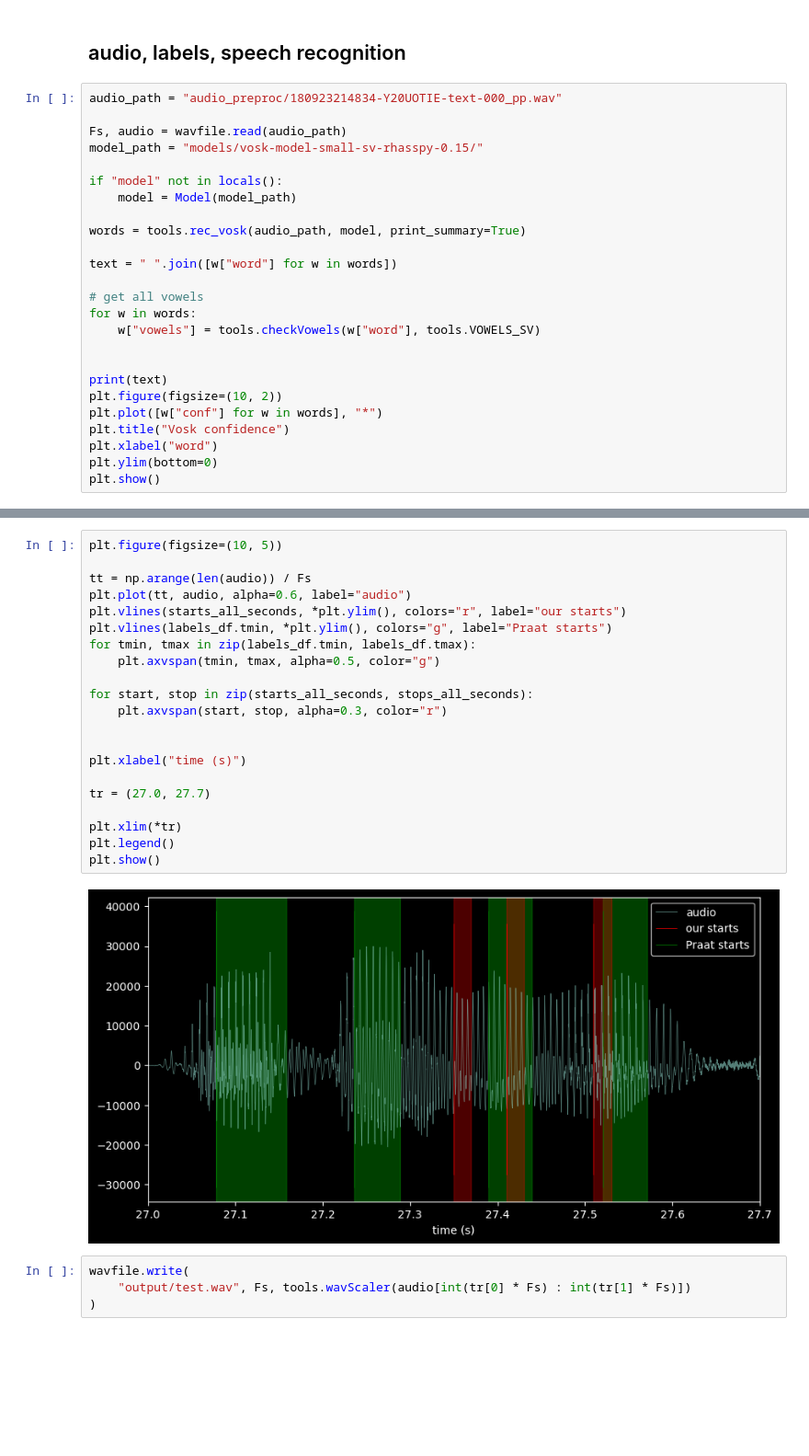
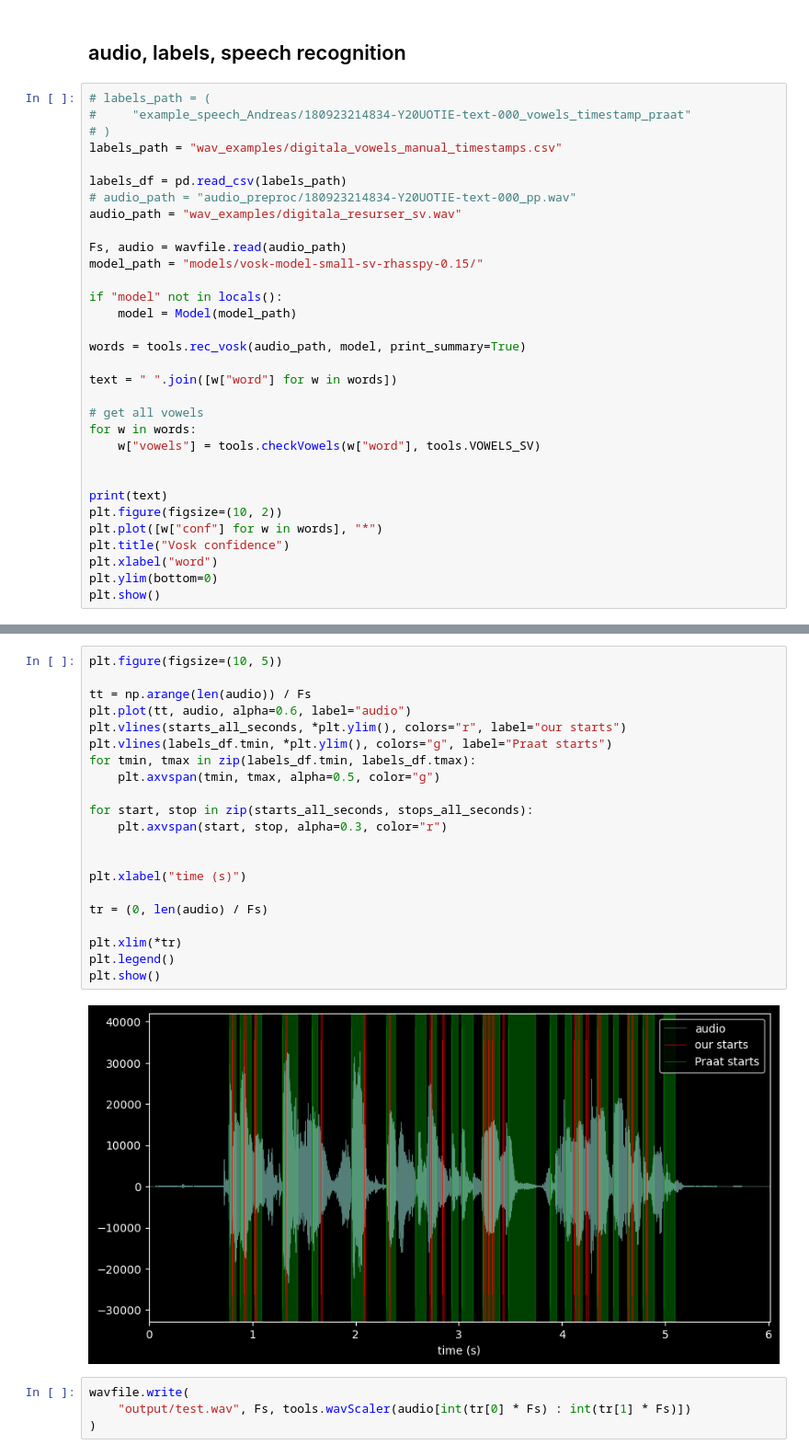
Before and after one commit to TobiasBjork/VowelProject, a Jupyter notebook: evaluation_labels.ipynb, the cells around one changed output, grey strips where cells are left out. Shown at 92% size. Cells and saved outputs as stored; diff of their text form; blank space fills up the shorter version.

Commit message:
manual timestamps :)

```diff
--- a/evaluation_labels.ipynb
+++ b/evaluation_labels.ipynb
@@ -21,7 +21,14 @@ plt.close("all")
 # %% [markdown]
 ## audio, labels, speech recognition
 # %%
-audio_path = "audio_preproc/180923214834-Y20UOTIE-text-000_pp.wav"
+# labels_path = (
+#     "example_speech_Andreas/180923214834-Y20UOTIE-text-000_vowels_timestamp_praat"
+# )
+labels_path = "wav_examples/digitala_vowels_manual_timestamps.csv"
+
+labels_df = pd.read_csv(labels_path)
+# audio_path = "audio_preproc/180923214834-Y20UOTIE-text-000_pp.wav"
+audio_path = "wav_examples/digitala_resurser_sv.wav"
 
 Fs, audio = wavfile.read(audio_path)
 model_path = "models/vosk-model-small-sv-rhasspy-0.15/"
@@ -148,26 +121,26 @@ recall: 0.17714285714285713
 # %%
 plt.figure(figsize=(10, 5))
 
 tt = np.arange(len(audio)) / Fs
 plt.plot(tt, audio, alpha=0.6, label="audio")
 plt.vlines(starts_all_seconds, *plt.ylim(), colors="r", label="our starts")
 plt.vlines(labels_df.tmin, *plt.ylim(), colors="g", label="Praat starts")
 for tmin, tmax in zip(labels_df.tmin, labels_df.tmax):
     plt.axvspan(tmin, tmax, alpha=0.5, color="g")
 
 for start, stop in zip(starts_all_seconds, stops_all_seconds):
     plt.axvspan(start, stop, alpha=0.3, color="r")
 
 
 plt.xlabel("time (s)")
 
-tr = (27.0, 27.7)
+tr = (0, len(audio) / Fs)
 
 plt.xlim(*tr)
 plt.legend()
 plt.show()
 # %% [output]
-[figure, old version]
+[figure, new version]
 # %%
 wavfile.write(
     "output/test.wav", Fs, tools.wavScaler(audio[int(tr[0] * Fs) : int(tr[1] * Fs)])
```
Also changed, not shown: parts of 5 cells of this notebook, 4 other files.
